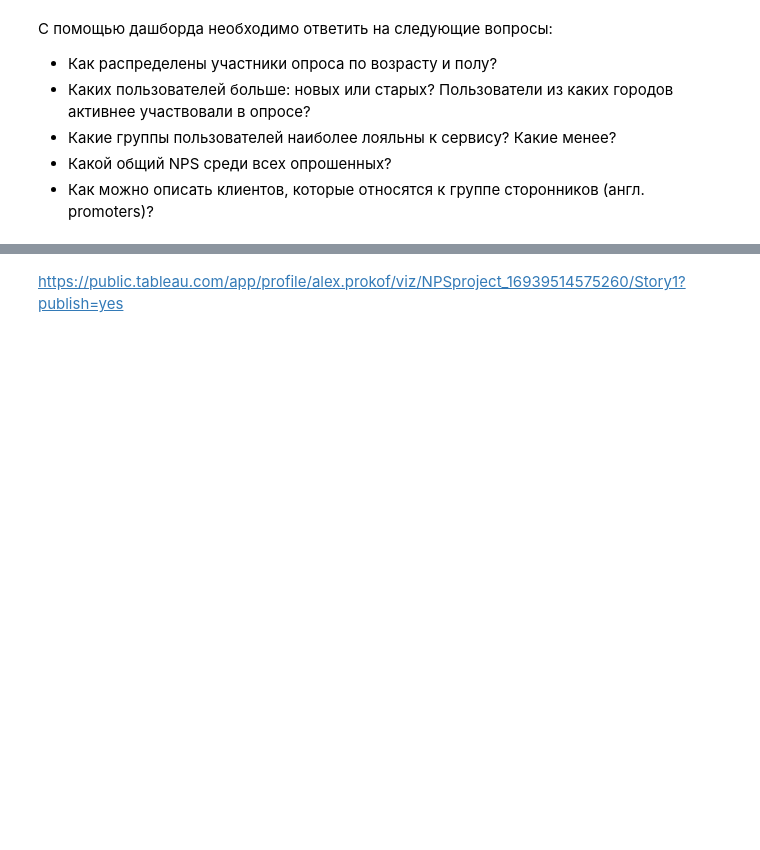
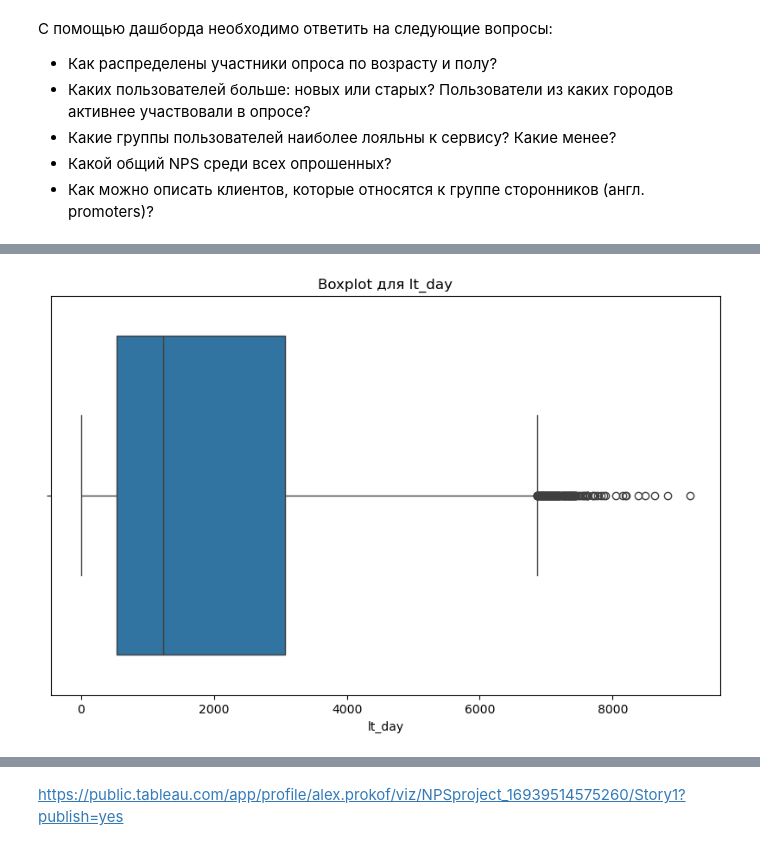
Before and after one commit to ProkofievData/Projects, a Jupyter notebook: SQL, Python, Tableau -- Net Promoter Score для телекоммуникационной компании. .ipynb, the cells around one changed output, grey strips where cells are left out. Cells and saved outputs as stored; diff of their text form; code cells hidden in the pictures; blank space fills up the shorter version.

```diff
--- a/SQL, Python, Tableau -- Net Promoter Score для телекоммуникационной компании. .ipynb
+++ b/SQL, Python, Tableau -- Net Promoter Score для телекоммуникационной компании. .ipynb
@@ -217,0 +278,2 @@ df['lt_day'] = df[df['lt_day'] > 0]
+# %%
+df = df[df['lt_day'] > 0]
@@ -217,0 +282,10 @@ df['lt_day'] = df[df['lt_day'] > 0]
+# %%
+def boxpl(col):
+    plt.figure(figsize=(10, 6))
+    sns.boxplot(data=df[col], orient='h')
+    plt.title(f'Boxplot для {col}')
+    plt.show()
+# %%
+boxpl('lt_day')
+# %% [output]
+[figure, added]
```
Also changed, not shown: parts of 65 cells of this notebook.
